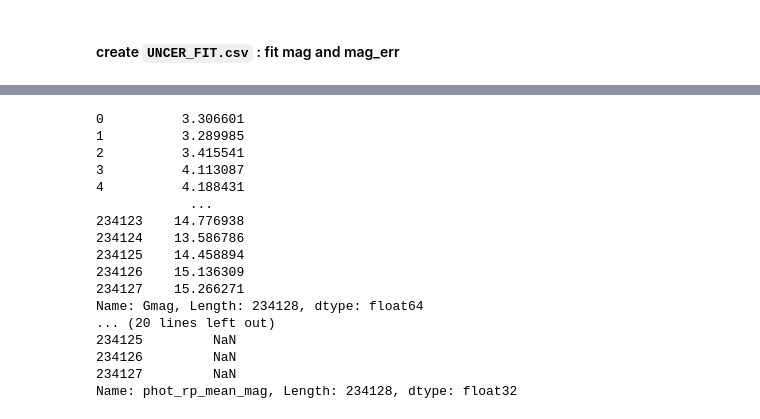
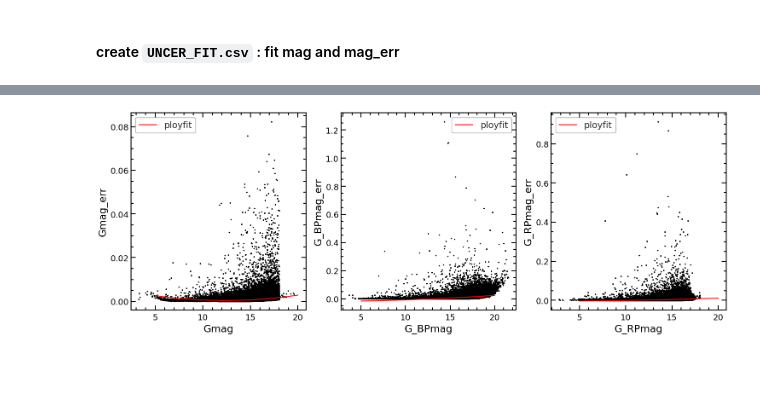
Before and after one commit to ShenYueYue-Sara/Cluster, a Jupyter notebook: code/point_source/obs_data.ipynb, the cells around one changed output, grey strips where cells are left out. Drawn from its saved outputs; the diff is of its cells as text; code cells hidden in the pictures; blank space fills up the shorter version.

```diff
--- a/code/point_source/obs_data.ipynb
+++ b/code/point_source/obs_data.ipynb
@@ -166,23 +102,32 @@ TypeError: unsupported operand type(s) for +: 'int' and 'set'
-# %%
-mag = ['Gmag', 'phot_bp_mean_mag', 'phot_rp_mean_mag']
-mag_err = ['phot_g_mean_mag_error', 'phot_bp_mean_mag_error', 'phot_rp_mean_mag_error']
-for m,me in zip(mag,mag_err):
-    print(nodup[m])
-# %% [output]
-0          3.306601
-1          3.289985
-2          3.415541
-3          4.113087
-4          4.188431
-            ...
-234123    14.776938
-234124    13.586786
-234125    14.458894
-234126    15.136309
-234127    15.266271
-Name: Gmag, Length: 234128, dtype: float64
-... (20 lines left out)
-234125         NaN
-234126         NaN
-234127         NaN
-Name: phot_rp_mean_mag, Length: 234128, dtype: float32
+# %%
+band = ['Gmag', 'G_BPmag', 'G_RPmag']
+band_err = ['Gmag_err', 'G_BPmag_err', 'G_RPmag_err']
+
+# 创建一个包含3个子图的图形
+fig, axs = plt.subplots(1, 3, figsize=(18, 6))
+# 循环绘制三个子图
+for i in range(3):
+    xdata = nodup[band[i]]
+    ydata = nodup[band_err[i]]
+    # 去掉nan值
+    mask = ~np.isnan(xdata) & ~np.isnan(ydata)
+    xdata = xdata[mask]
+    ydata = ydata[mask]
+
+    # 进行多2次项式拟合
+    poly_coeffs = np.polyfit(xdata, ydata, 2)
+    xfine = np.linspace(5, 20, 100)
+
+    # 在当前子图上绘制散点图
+    axs[i].scatter(nodup[band[i]], nodup[band_err[i]], s=2, c='k')
+    axs[i].plot(xfine, np.polyval(poly_coeffs, xfine), 'r-', label='ployfit')
+    axs[i].legend()
+    # 设置标签
+    axs[i].set_ylabel(band_err[i])
+    axs[i].set_xlabel(band[i])
+    #axs[i].set_ylim(0,0.02)
+
+# 显示图形
+plt.show()
+# %% [output]
+[figure, added]
```
Also changed, not shown: parts of 7 cells of this notebook.
